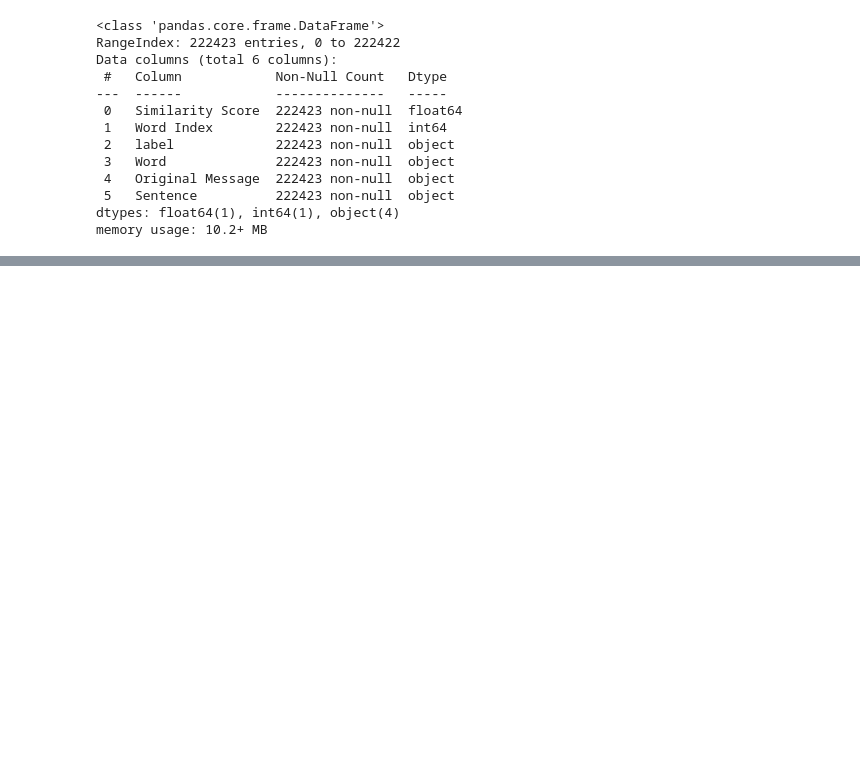
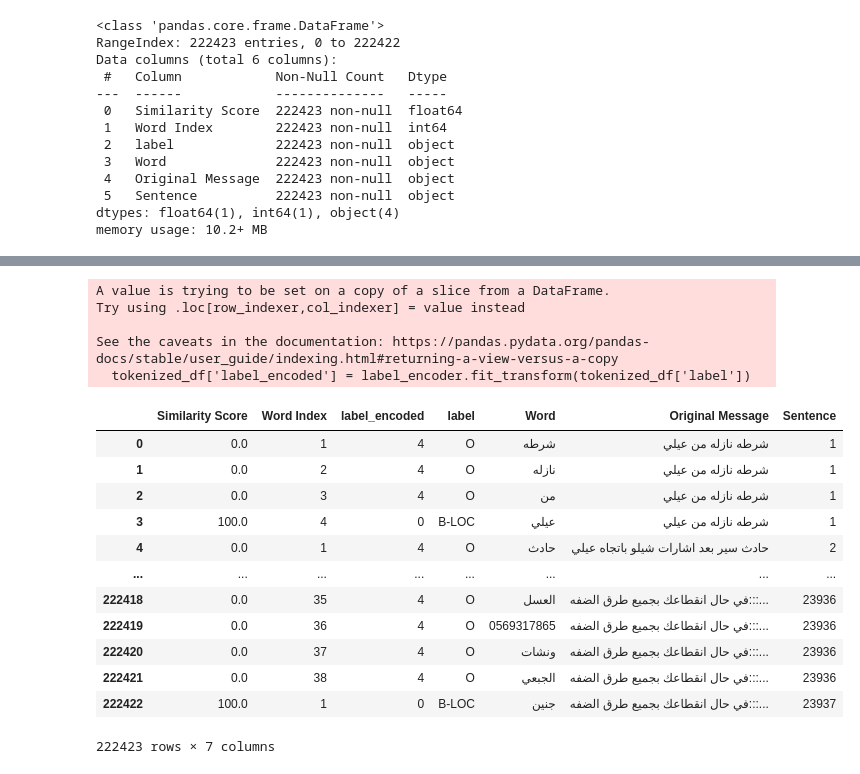
Before and after one commit to ehabsuliman/ROADWATCH, a Jupyter notebook: Road/RW.ipynb, the cells around one changed output, grey strips where cells are left out. Drawn from its saved outputs; the diff is of its cells as text; code cells hidden in the pictures; blank space fills up the shorter version.

```diff
--- a/Road/RW.ipynb
+++ b/Road/RW.ipynb
@@ -373,11 +373,3 @@ Data columns (total 6 columns):
  5   Sentence          222423 non-null  object
 dtypes: float64(1), int64(1), object(4)
 memory usage: 10.2+ MB
-# %%
-from sklearn.preprocessing import OrdinalEncoder
-
-enc = OrdinalEncoder()
-
-X = enc.fit_transform(tokenized_df[['Word']])
-
-tokenized_df['Word_id'] = X
@@ -390,3 +375,0 @@ See the caveats in the documentation: https://pandas.pydata.org/pandas-docs/stab
-# %%
-y = enc.fit_transform(tokenized_df[['label']])
-tokenized_df['label_id'] = y
@@ -399,4 +376,4 @@ See the caveats in the documentation: https://pandas.pydata.org/pandas-docs/stab
 # %%
-tokenized_df = tokenized_df[['Similarity Score', 'Word Index', 'label', 'label_id', 'Word_id', 'Word', 'Original Message', 'Sentence']]
+#tokenized_df = tokenized_df[['Similarity Score', 'Word Index', 'label', 'label_id', 'Word_id', 'Word', 'Original Message', 'Sentence']]
 
-tokenized_df
+#tokenized_df
@@ -430 +399,28 @@ from sklearn.model_selection import train_test_split
+# %%
+label_encoder = LabelEncoder()
+tokenized_df['label_encoded'] = label_encoder.fit_transform(tokenized_df['label'])
+# %% [output]
+A value is trying to be set on a copy of a slice from a DataFrame.
+Try using .loc[row_indexer,col_indexer] = value instead
+
+See the caveats in the documentation: https://pandas.pydata.org/pandas-docs/stable/user_guide/indexing.html#returning-a-view-versus-a-copy
+  tokenized_df['label_encoded'] = label_encoder.fit_transform(tokenized_df['label'])
+# %%
+tokenized_df = tokenized_df[['Similarity Score', 'Word Index', 'label_encoded' ,'label', 'Word', 'Original Message', 'Sentence']]
+
+tokenized_df
+# %% [output]
+|  | Similarity Score | Word Index | label_encoded | label | Word | Original Message | Sentence |
+| 0 | 0.0 | 1 | 4 | O | شرطه | شرطه نازله من عيلي | 1 |
+| 1 | 0.0 | 2 | 4 | O | نازله | شرطه نازله من عيلي | 1 |
+| 2 | 0.0 | 3 | 4 | O | من | شرطه نازله من عيلي | 1 |
+| 3 | 100.0 | 4 | 0 | B-LOC | عيلي | شرطه نازله من عيلي | 1 |
+| 4 | 0.0 | 1 | 4 | O | حادث | حادث سير بعد اشارات شيلو باتجاه عيلي | 2 |
+| ... | ... | ... | ... | ... | ... | ... | ... |
+| 222418 | 0.0 | 35 | 4 | O | العسل | في حال انقطاعك بجميع طرق الضفه:::... | 23936 |
+| 222419 | 0.0 | 36 | 4 | O | 0569317865 | في حال انقطاعك بجميع طرق الضفه:::... | 23936 |
+| 222420 | 0.0 | 37 | 4 | O | ونشات | في حال انقطاعك بجميع طرق الضفه:::... | 23936 |
+| 222421 | 0.0 | 38 | 4 | O | الجبعي | في حال انقطاعك بجميع طرق الضفه:::... | 23936 |
+| 222422 | 100.0 | 1 | 0 | B-LOC | جنين | في حال انقطاعك بجميع طرق الضفه:::... | 23937 |
+222423 rows × 7 columns
 # %%
```
Also changed, not shown: parts of 19 cells of this notebook.
